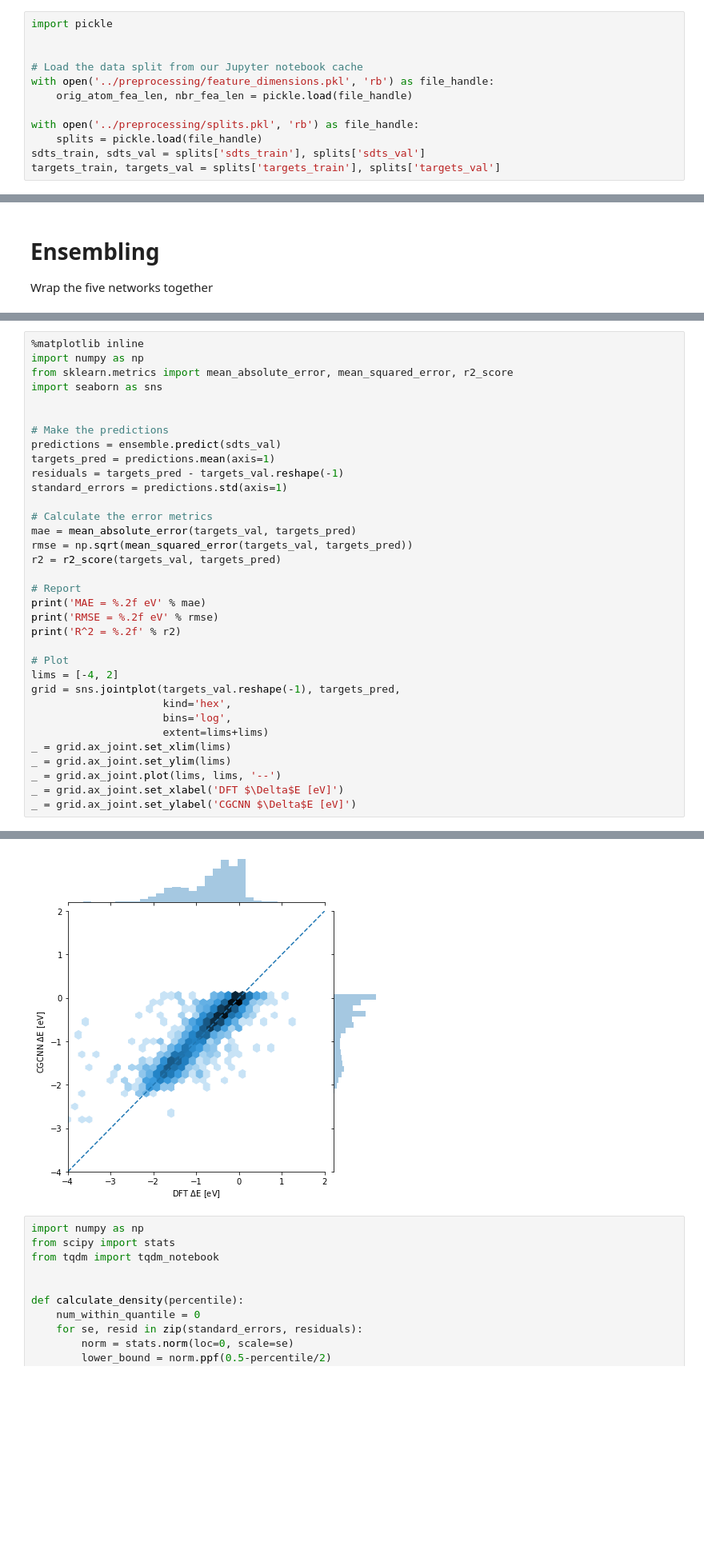
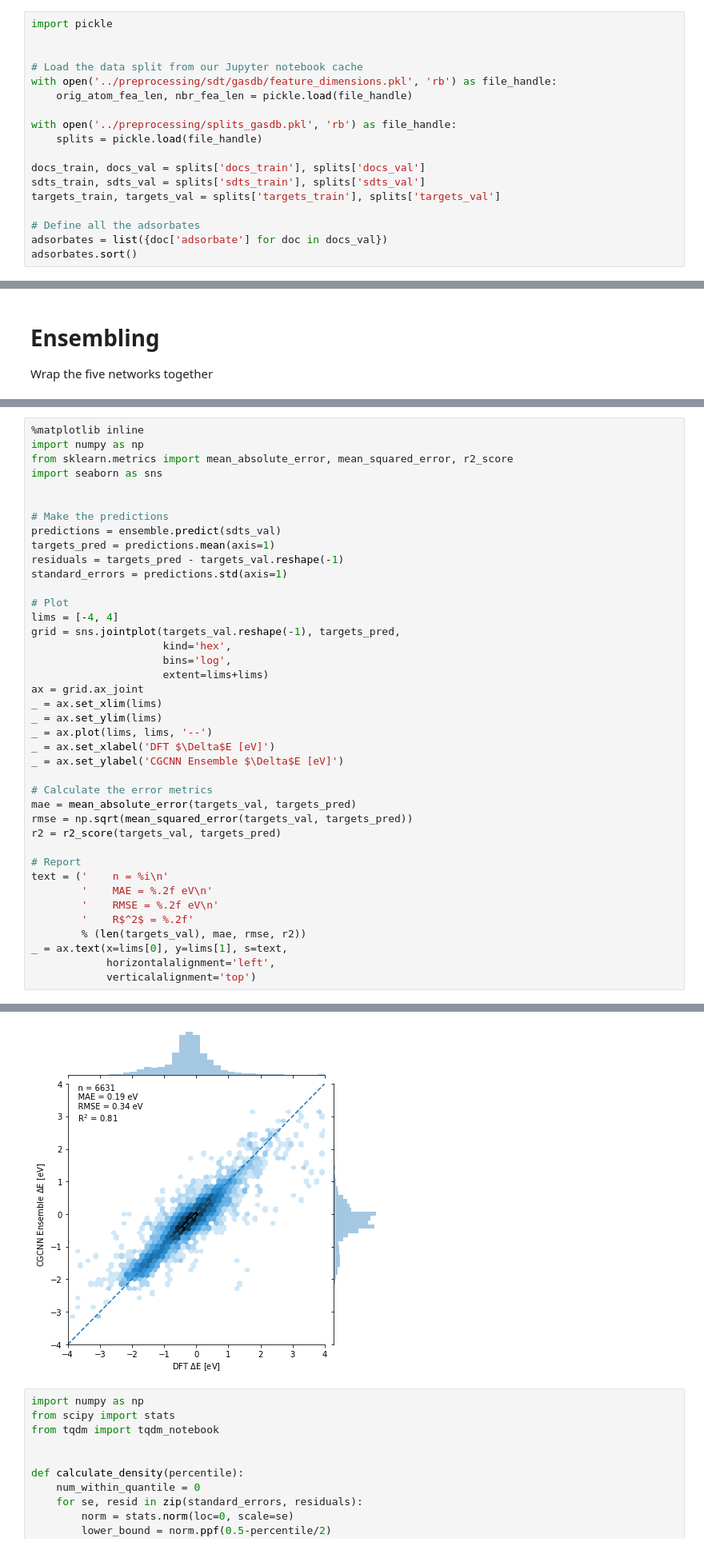
Before and after one commit to ulissigroup/uncertainty_benchmarking, a Jupyter notebook: CGCNN_ensemble/assess_ensemble.ipynb, the cells around one changed output, grey strips where cells are left out. Shown: that part at 80% size. Cells and saved outputs as stored; diff of their text form; blank space fills up the shorter version.

Commit message:
Redo CGCNN ensemble with larger GASdb set

```diff
--- a/CGCNN_ensemble/assess_ensemble.ipynb
+++ b/CGCNN_ensemble/assess_ensemble.ipynb
@@ -22,13 +22,19 @@ import pickle
 
 
 # Load the data split from our Jupyter notebook cache
-with open('../preprocessing/feature_dimensions.pkl', 'rb') as file_handle:
+with open('../preprocessing/sdt/gasdb/feature_dimensions.pkl', 'rb') as file_handle:
     orig_atom_fea_len, nbr_fea_len = pickle.load(file_handle)
 
-with open('../preprocessing/splits.pkl', 'rb') as file_handle:
+with open('../preprocessing/splits_gasdb.pkl', 'rb') as file_handle:
     splits = pickle.load(file_handle)
+
+docs_train, docs_val = splits['docs_train'], splits['docs_val']
 sdts_train, sdts_val = splits['sdts_train'], splits['sdts_val']
 targets_train, targets_val = splits['targets_train'], splits['targets_val']
+
+# Define all the adsorbates
+adsorbates = list({doc['adsorbate'] for doc in docs_val})
+adsorbates.sort()
 # %% [markdown]
 # Train
 # %%
@@ -186,25 +197,31 @@ targets_pred = predictions.mean(axis=1)
 residuals = targets_pred - targets_val.reshape(-1)
 standard_errors = predictions.std(axis=1)
 
+# Plot
+lims = [-4, 4]
+grid = sns.jointplot(targets_val.reshape(-1), targets_pred,
+                     kind='hex',
+                     bins='log',
+                     extent=lims+lims)
+ax = grid.ax_joint
+_ = ax.set_xlim(lims)
+_ = ax.set_ylim(lims)
+_ = ax.plot(lims, lims, '--')
+_ = ax.set_xlabel('DFT $\Delta$E [eV]')
+_ = ax.set_ylabel('CGCNN Ensemble $\Delta$E [eV]')
+
 # Calculate the error metrics
 mae = mean_absolute_error(targets_val, targets_pred)
 rmse = np.sqrt(mean_squared_error(targets_val, targets_pred))
 r2 = r2_score(targets_val, targets_pred)
 
 # Report
-print('MAE = %.2f eV' % mae)
-print('RMSE = %.2f eV' % rmse)
-print('R^2 = %.2f' % r2)
-
-# Plot
-lims = [-4, 2]
-grid = sns.jointplot(targets_val.reshape(-1), targets_pred,
-                     kind='hex',
-                     bins='log',
-                     extent=lims+lims)
-_ = grid.ax_joint.set_xlim(lims)
-_ = grid.ax_joint.set_ylim(lims)
-_ = grid.ax_joint.plot(lims, lims, '--')
-_ = grid.ax_joint.set_xlabel('DFT $\Delta$E [eV]')
-_ = grid.ax_joint.set_ylabel('CGCNN $\Delta$E [eV]')
+text = ('    n = %i\n'
+        '    MAE = %.2f eV\n'
+        '    RMSE = %.2f eV\n'
+        '    R$^2$ = %.2f'
+        % (len(targets_val), mae, rmse, r2))
+_ = ax.text(x=lims[0], y=lims[1], s=text,
+            horizontalalignment='left',
+            verticalalignment='top')
 # %% [output]
@@ -214,4 +228,4 @@ R^2 = 0.73
-[figure, old version]
+[figure, new version]
 # %%
 import numpy as np
 from scipy import stats
```
Also changed, not shown: parts of 11 cells of this notebook, 18 other files.
